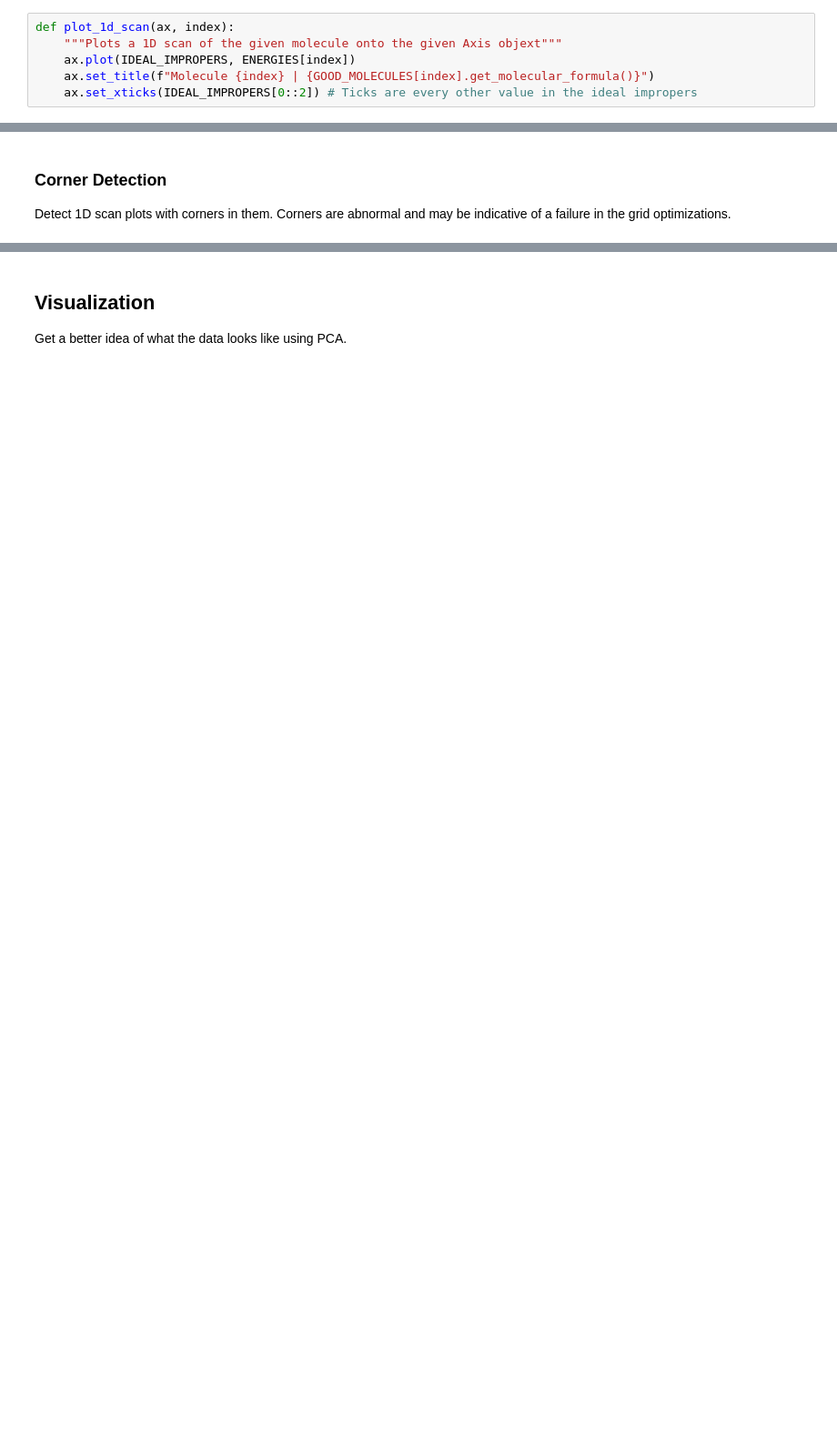
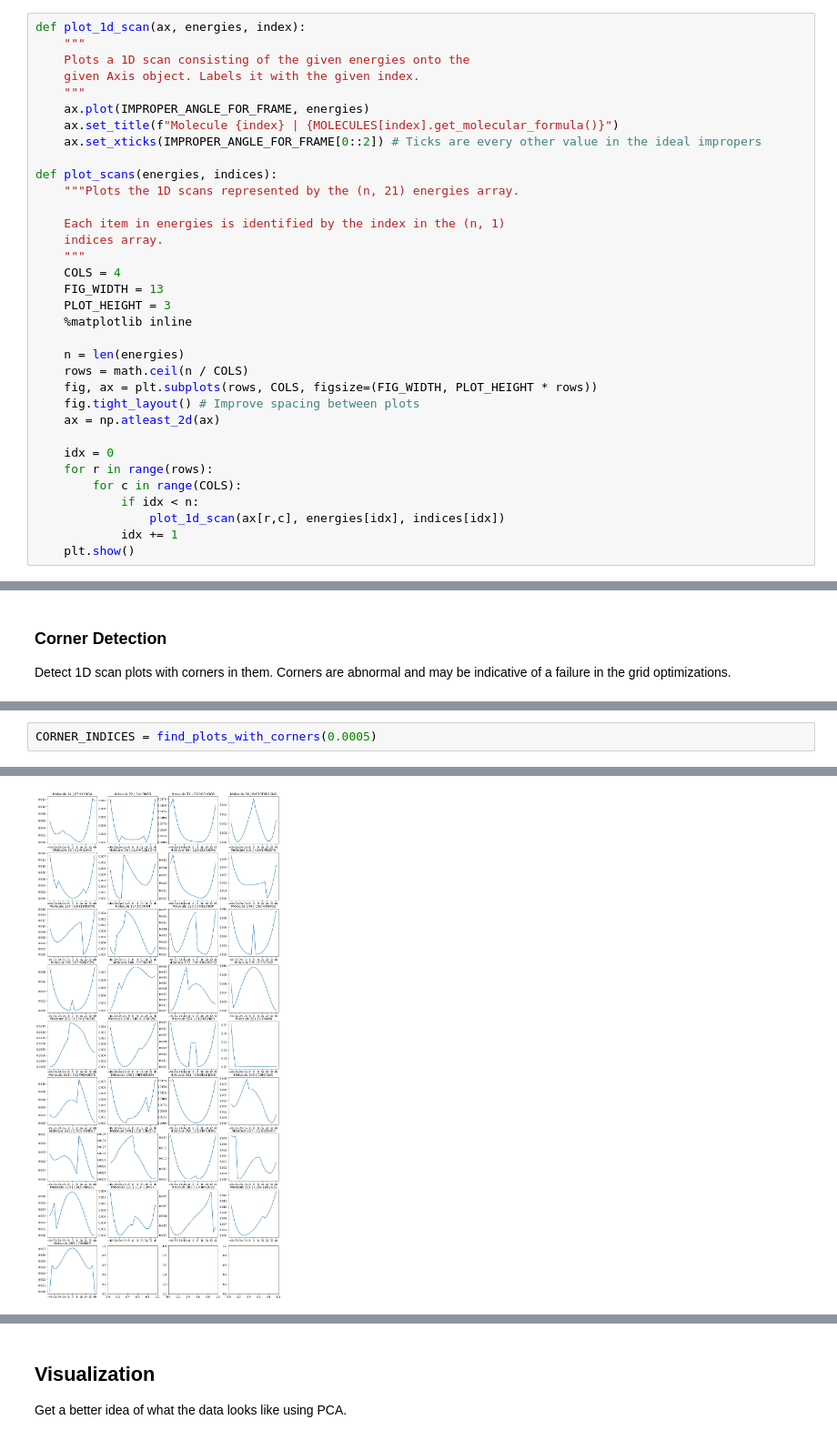
Before and after one commit to btjanaka/molecule-clustering, a Jupyter notebook: notebooks/grid_optimization_analysis.ipynb, the cells around one changed output, grey strips where cells are left out. Shown at 91% size. Cells and saved outputs as stored; diff of their text form; blank space fills up the shorter version.

```diff
--- a/notebooks/grid_optimization_analysis.ipynb
+++ b/notebooks/grid_optimization_analysis.ipynb
@@ -103,12 +118,40 @@ for idx, entry in tqdm(tuple(enumerate(GOOD_ENTRIES))):
 [interactive output not drawn]
 # %% [markdown]
 ## Utilities
-# %%
-def plot_1d_scan(ax, index):
-    """Plots a 1D scan of the given molecule onto the given Axis objext"""
-    ax.plot(IDEAL_IMPROPERS, ENERGIES[index])
-    ax.set_title(f"Molecule {index} | {GOOD_MOLECULES[index].get_molecular_formula()}")
-    ax.set_xticks(IDEAL_IMPROPERS[0::2]) # Ticks are every other value in the ideal impropers
+# %%
+def plot_1d_scan(ax, energies, index):
+    """
+    Plots a 1D scan consisting of the given energies onto the
+    given Axis object. Labels it with the given index.
+    """
+    ax.plot(IMPROPER_ANGLE_FOR_FRAME, energies)
+    ax.set_title(f"Molecule {index} | {MOLECULES[index].get_molecular_formula()}")
+    ax.set_xticks(IMPROPER_ANGLE_FOR_FRAME[0::2]) # Ticks are every other value in the ideal impropers
+
+def plot_scans(energies, indices):
+    """Plots the 1D scans represented by the (n, 21) energies array.
+
+    Each item in energies is identified by the index in the (n, 1)
+    indices array.
+    """
+    COLS = 4
+    FIG_WIDTH = 13
+    PLOT_HEIGHT = 3
+    %matplotlib inline
+
+    n = len(energies)
+    rows = math.ceil(n / COLS)
+    fig, ax = plt.subplots(rows, COLS, figsize=(FIG_WIDTH, PLOT_HEIGHT * rows))
+    fig.tight_layout() # Improve spacing between plots
+    ax = np.atleast_2d(ax)
+
+    idx = 0
+    for r in range(rows):
+        for c in range(COLS):
+            if idx < n:
+                plot_1d_scan(ax[r,c], energies[idx], indices[idx])
+            idx += 1
+    plt.show()
 # %% [markdown]
 ## Cleaning
 
@@ -194,0 +271,3 @@ for idx in range(len(HAS_CORNER)):
+# %%
+CORNER_INDICES = find_plots_with_corners(0.0005)
+# %% [output]
@@ -194,0 +291 @@ for idx in range(len(HAS_CORNER)):
+[figure, added]
```
Also changed, not shown: parts of 20 cells of this notebook.
